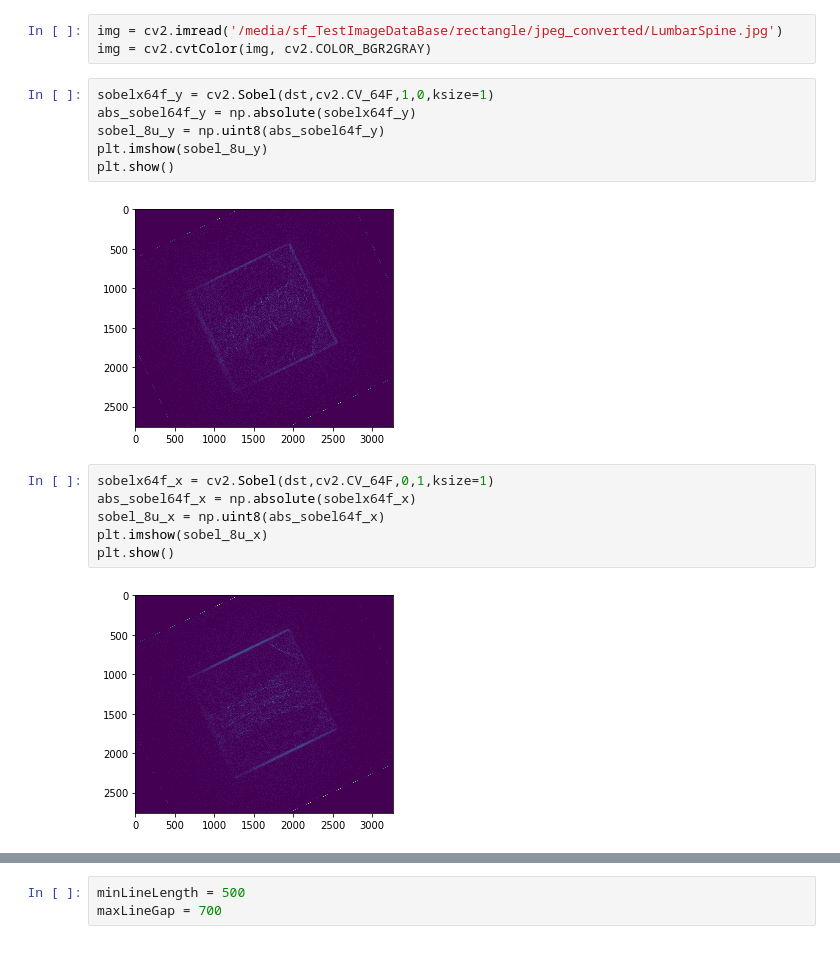
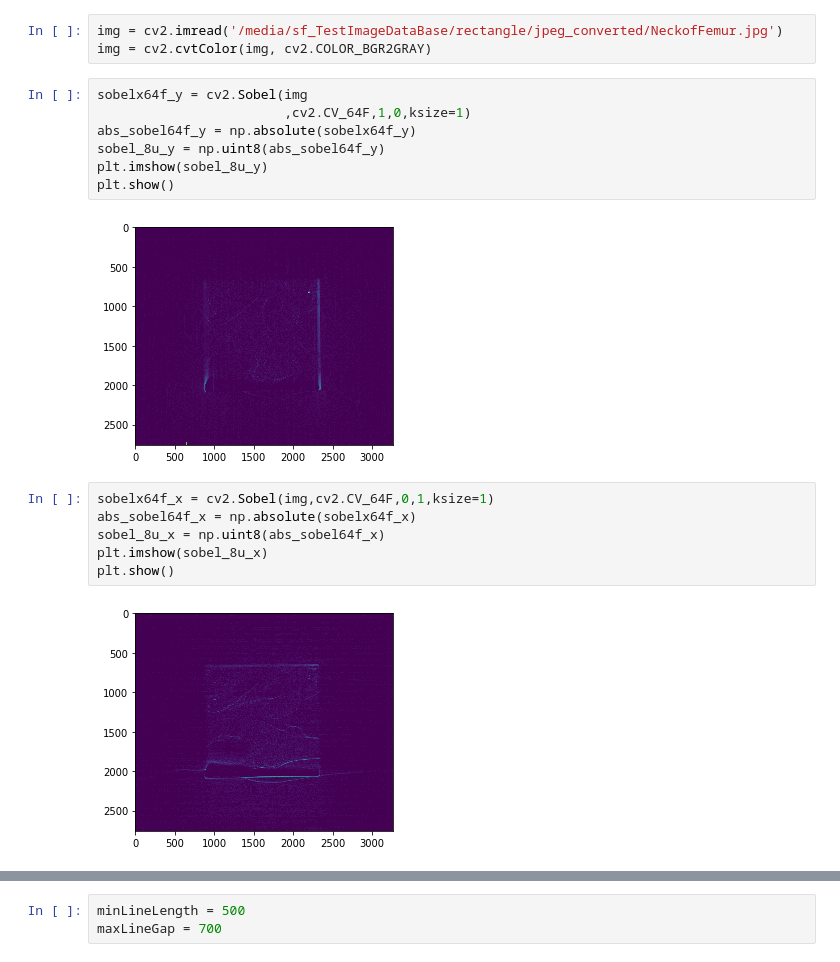
Before and after one commit to JosephPB/proyectito, a Jupyter notebook: complexhull.ipynb, the cells around one changed output, grey strips where cells are left out. Saved outputs shown, nothing was run; the diff lists cells and outputs as text.

```diff
--- a/complexhull.ipynb
+++ b/complexhull.ipynb
@@ -12,19 +17,20 @@ dst = cv2.warpAffine(img,M,(cols,rows))
 # %%
-img = cv2.imread('/media/sf_TestImageDataBase/rectangle/jpeg_converted/LumbarSpine.jpg')
+img = cv2.imread('/media/sf_TestImageDataBase/rectangle/jpeg_converted/NeckofFemur.jpg')
 img = cv2.cvtColor(img, cv2.COLOR_BGR2GRAY)
 # %%
-sobelx64f_y = cv2.Sobel(dst,cv2.CV_64F,1,0,ksize=1)
+sobelx64f_y = cv2.Sobel(img
+                        ,cv2.CV_64F,1,0,ksize=1)
 abs_sobel64f_y = np.absolute(sobelx64f_y)
 sobel_8u_y = np.uint8(abs_sobel64f_y)
 plt.imshow(sobel_8u_y)
 plt.show()
 # %% [output]
-[figure, old version]
+[figure, new version]
 # %%
-sobelx64f_x = cv2.Sobel(dst,cv2.CV_64F,0,1,ksize=1)
+sobelx64f_x = cv2.Sobel(img,cv2.CV_64F,0,1,ksize=1)
 abs_sobel64f_x = np.absolute(sobelx64f_x)
 sobel_8u_x = np.uint8(abs_sobel64f_x)
 plt.imshow(sobel_8u_x)
 plt.show()
 # %% [output]
-[figure, old version]
+[figure, new version]
```
Also changed, not shown: parts of 17 cells of this notebook.
